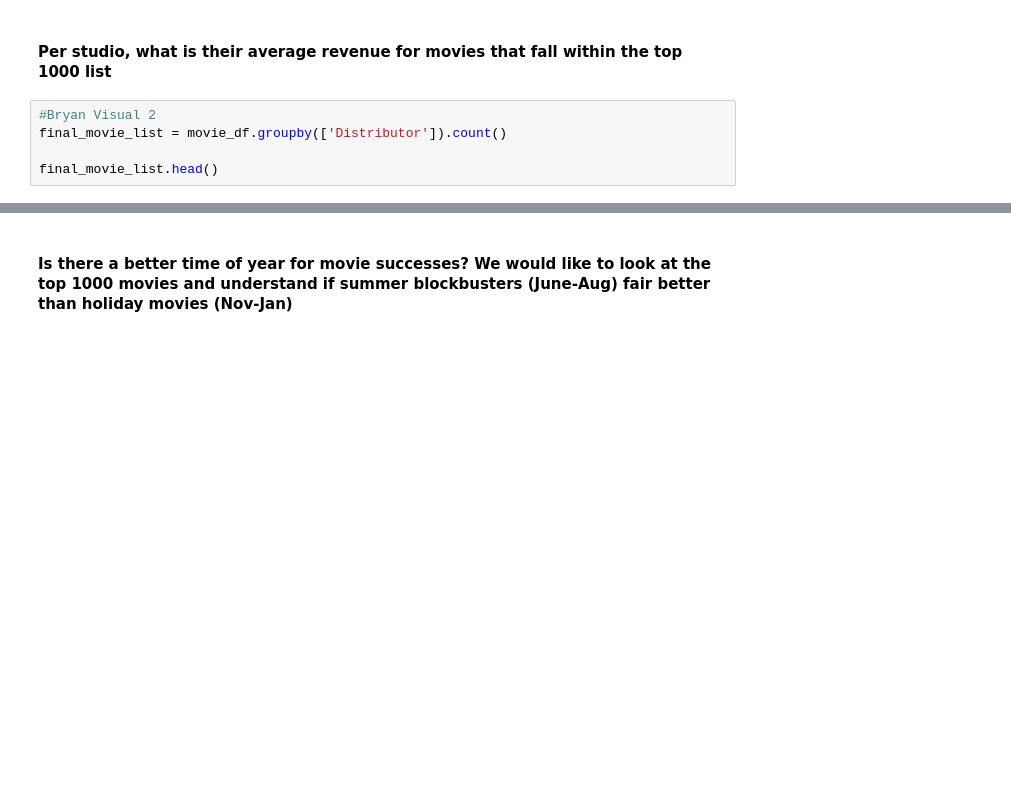
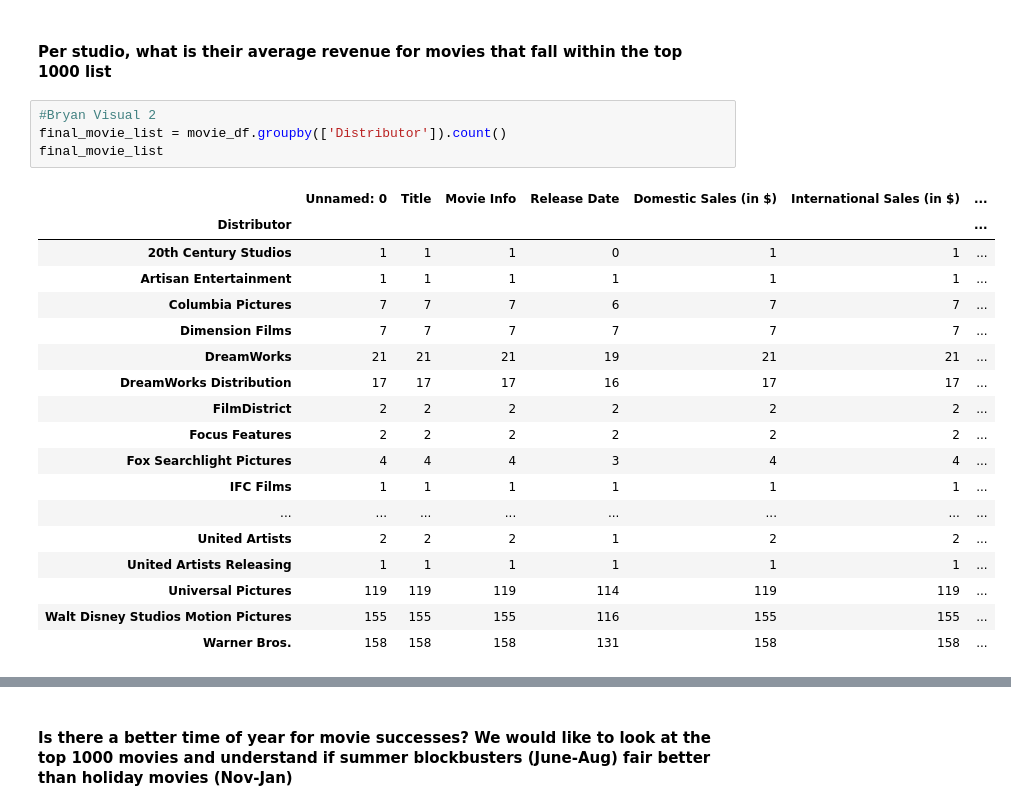
Before and after one commit to GrovesB/Group-10-Project-1, a Jupyter notebook: Project 1.ipynb, the cells around one changed output, grey strips where cells are left out. Cells and saved outputs as stored; diff of their text form; blank space fills up the shorter version.

```diff
--- a/Project 1.ipynb
+++ b/Project 1.ipynb
@@ -101,7 +105,25 @@ final_movie_list.head()
 # %%
 #Bryan Visual 2
 final_movie_list = movie_df.groupby(['Distributor']).count()
-
-final_movie_list.head()
+final_movie_list
+# %% [output]
+|  | Unnamed: 0 | Title | Movie Info | Release Date | Domestic Sales (in $) | International Sales (in $) | ... |
+| Distributor |  |  |  |  |  |  | ... |
+| 20th Century Studios | 1 | 1 | 1 | 0 | 1 | 1 | ... |
+| Artisan Entertainment | 1 | 1 | 1 | 1 | 1 | 1 | ... |
+| Columbia Pictures | 7 | 7 | 7 | 6 | 7 | 7 | ... |
+| Dimension Films | 7 | 7 | 7 | 7 | 7 | 7 | ... |
+| DreamWorks | 21 | 21 | 21 | 19 | 21 | 21 | ... |
+| DreamWorks Distribution | 17 | 17 | 17 | 16 | 17 | 17 | ... |
+| FilmDistrict | 2 | 2 | 2 | 2 | 2 | 2 | ... |
+| Focus Features | 2 | 2 | 2 | 2 | 2 | 2 | ... |
+| Fox Searchlight Pictures | 4 | 4 | 4 | 3 | 4 | 4 | ... |
+| IFC Films | 1 | 1 | 1 | 1 | 1 | 1 | ... |
+| ... | ... | ... | ... | ... | ... | ... | ... |
+| United Artists | 2 | 2 | 2 | 1 | 2 | 2 | ... |
+| United Artists Releasing | 1 | 1 | 1 | 1 | 1 | 1 | ... |
+| Universal Pictures | 119 | 119 | 119 | 114 | 119 | 119 | ... |
+| Walt Disney Studios Motion Pictures | 155 | 155 | 155 | 116 | 155 | 155 | ... |
+| Warner Bros. | 158 | 158 | 158 | 131 | 158 | 158 | ... |
 # %%
 average_revenue = studio_group_sum / studio_group_count
```
Also changed, not shown: parts of 12 cells of this notebook, 1 other file.
